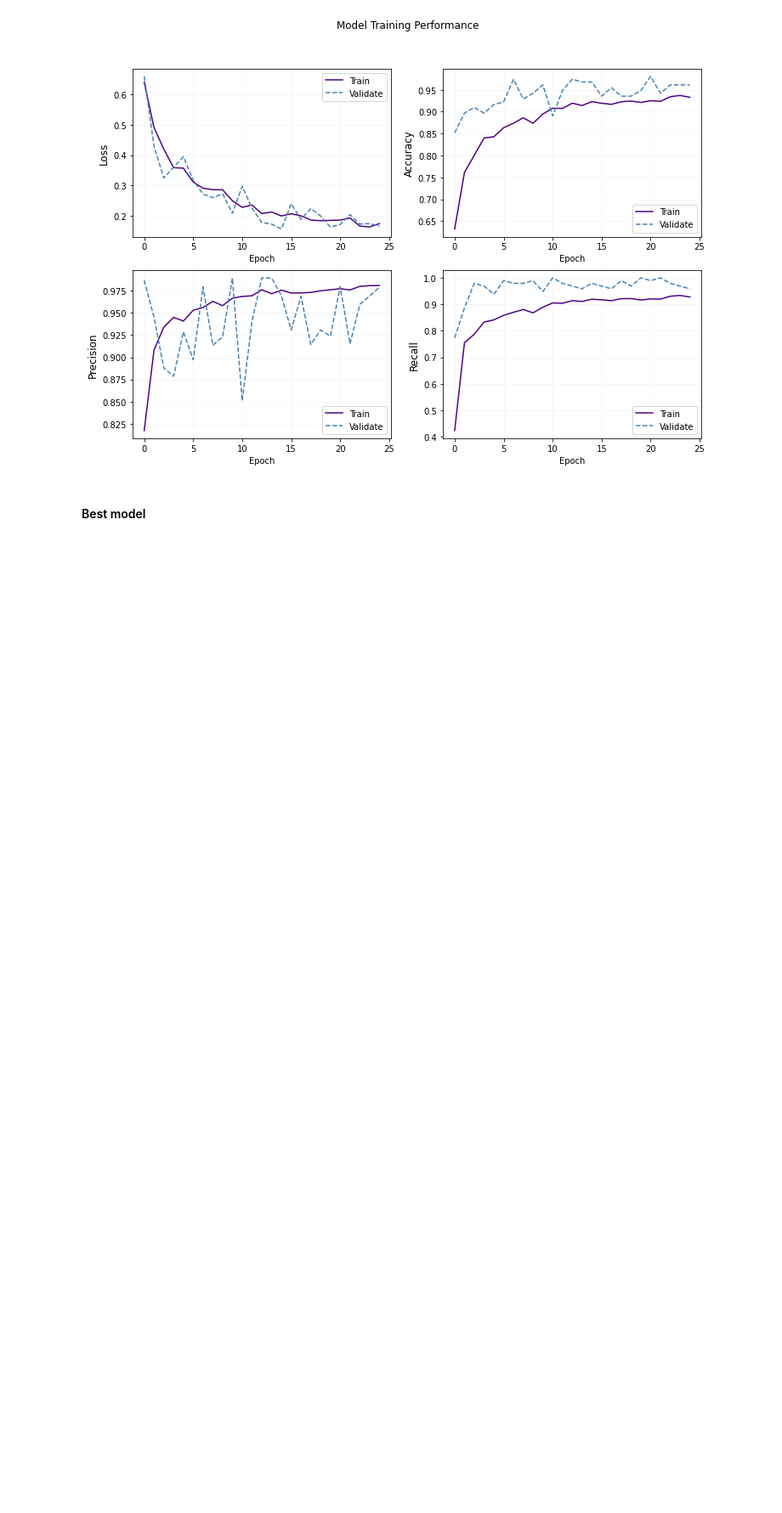
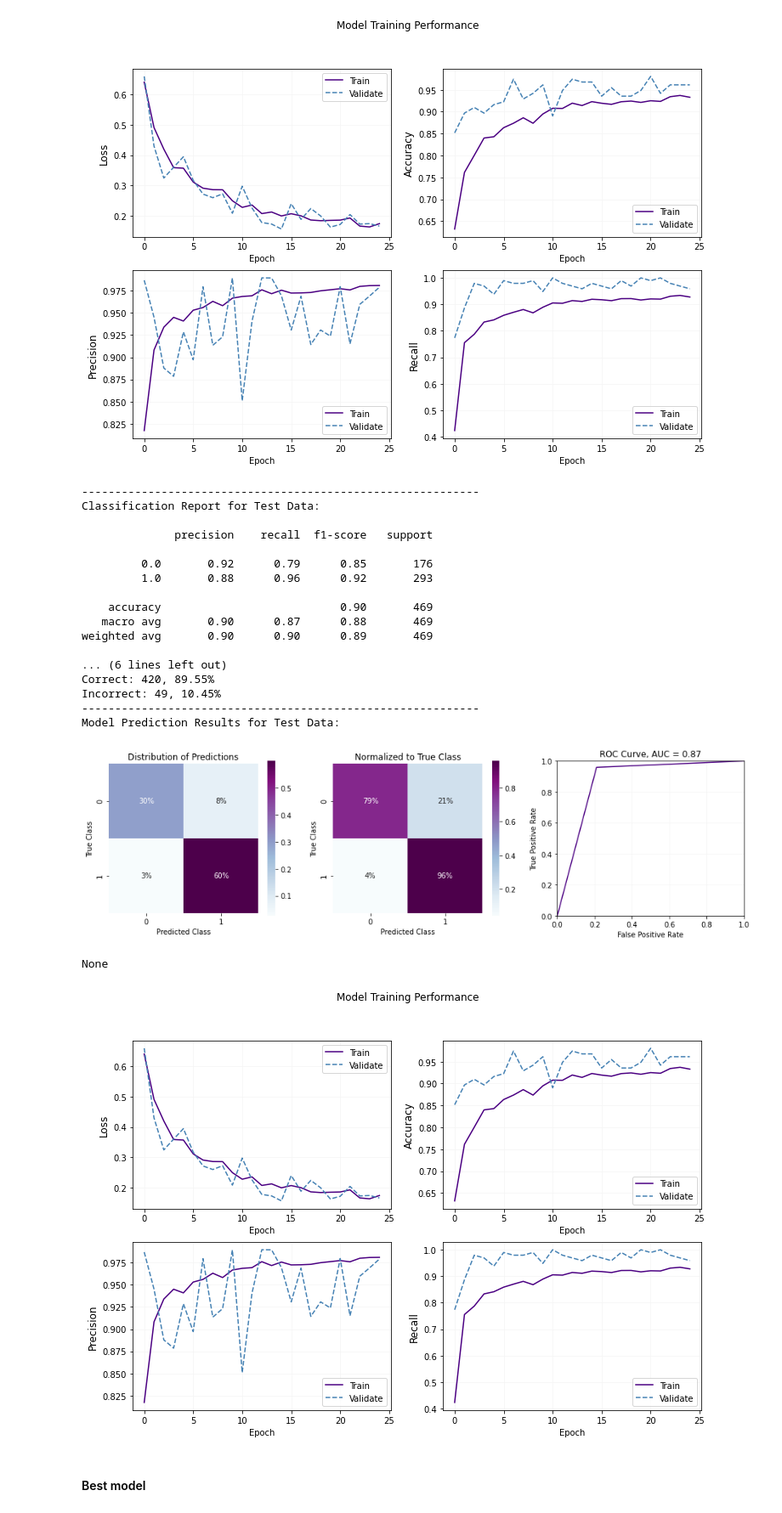
Before and after one commit to anna-dang/mod04-computer_vision_CNN, a Jupyter notebook: project_4_notebook.ipynb, the cells around one changed output. Shown at 85% size. Drawn from its saved outputs; the diff is of its cells as text; code cells hidden in the pictures; blank space fills up the shorter version.

```diff
--- a/project_4_notebook.ipynb
+++ b/project_4_notebook.ipynb
@@ -1342,17 +1361,39 @@ None
 [figure]
 # %%
 # Load model, history
-# cnn3_do_aug_2 = load_model(project_path +'cnn3_do_aug_2')
-# history3_do_aug_2_df = pd.read_csv(project_path + 'history3_do_aug_2_df.csv')
-# plot_history_df(history3_do_aug_2_df)
+cnn3_do_aug_2 = load_model(project_path +'cnn3_do_aug_2')
+history3_do_aug_2_df = pd.read_csv(project_path + 'history3_do_aug_2_df.csv')
+display(evaluate_model(cnn3_do_aug_2, test_images, test_labels))
+plot_history_df(history3_do_aug_2_df)
 
 # # Evaluate model performance
 # display(evaluate_model(cnn3_do_aug_2, test_images, test_labels))
 # history3_do_aug_2_df = plot_metrics(history3_do_aug_2, df=True)
 
-# To save model and model.history as a DataFrame
-cnn3_do_aug_2.save(project_path +'cnn3_do_aug_2')
-history3_do_aug_2_df.to_csv(project_path+'history3_do_aug_2_df.csv', index=False)
+# # To save model and model.history as a DataFrame
+# cnn3_do_aug_2.save(project_path +'cnn3_do_aug_2')
+# history3_do_aug_2_df.to_csv(project_path+'history3_do_aug_2_df.csv', index=False)
+# %% [output]
+------------------------------------------------------------
+Classification Report for Test Data:
+
+              precision    recall  f1-score   support
+
+         0.0       0.92      0.79      0.85       176
+         1.0       0.88      0.96      0.92       293
+
+    accuracy                           0.90       469
+   macro avg       0.90      0.87      0.88       469
+weighted avg       0.90      0.90      0.89       469
+
+... (6 lines left out)
+Correct: 420, 89.55%
+Incorrect: 49, 10.45%
+------------------------------------------------------------
+Model Prediction Results for Test Data:
+[figure, added]
+None
+[figure, added]
 # %% [markdown]
 #### Best model
 # %% [markdown]
```
Also changed, not shown: parts of 44 cells of this notebook.
